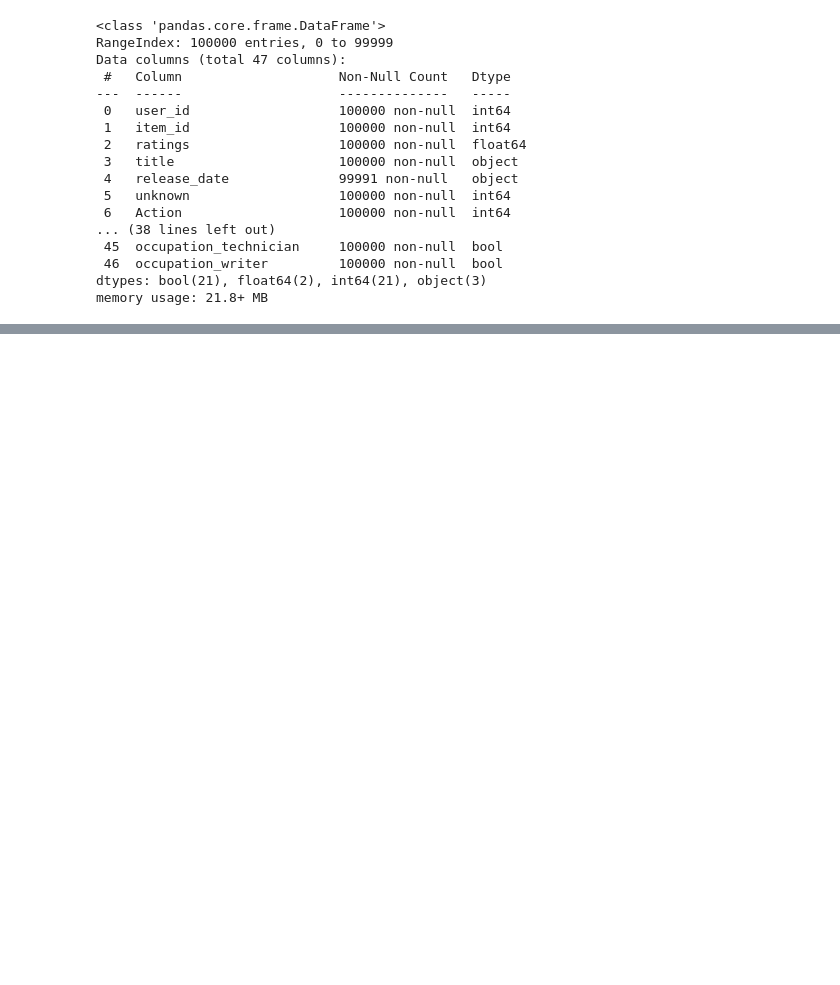
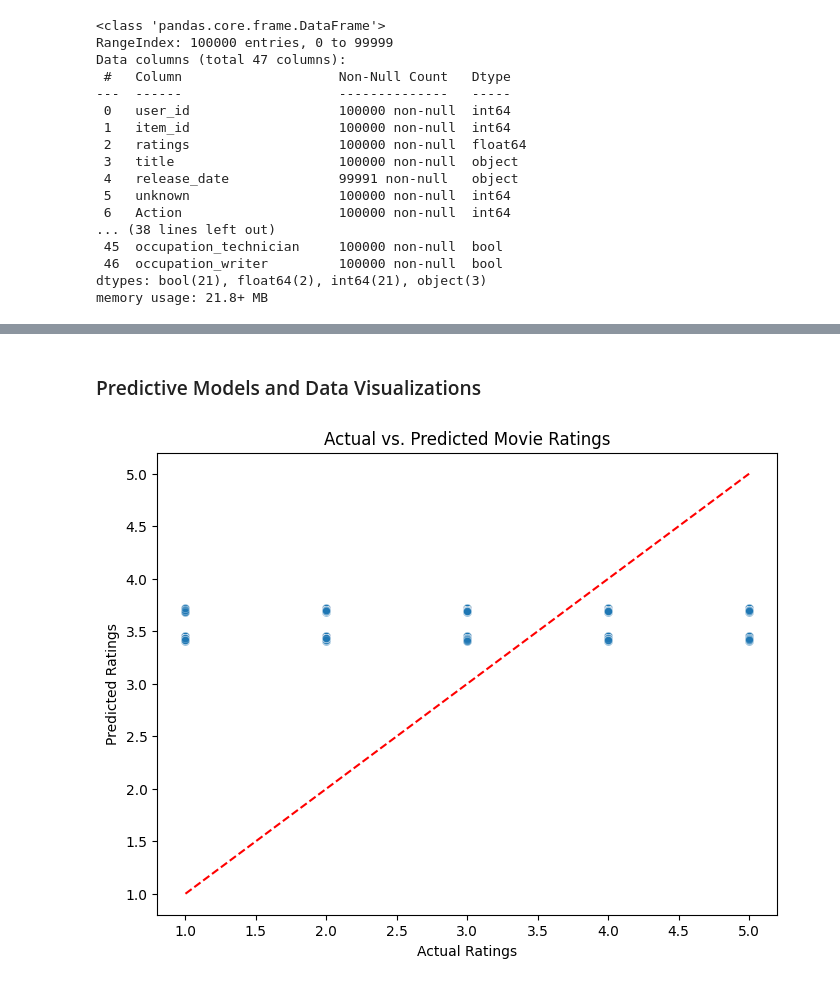
Before and after one commit to vinidujay/Movie-Recommendations, a Jupyter notebook: movies.ipynb, the cells around one changed output, grey strips where cells are left out. Saved outputs shown, nothing was run; the diff lists cells and outputs as text; code cells hidden in the pictures; blank space fills up the shorter version.

```diff
--- a/movies.ipynb
+++ b/movies.ipynb
@@ -212,0 +407,29 @@ memory usage: 21.8+ MB
+# %% [markdown]
+### Predictive Models and Data Visualizations
+# %%
+# Linear Regression (predicting ratings)
+from sklearn.linear_model import LinearRegression
+from sklearn.model_selection import train_test_split
+
+features = data[[ 'gender_M', 'occupation_engineer', 'Action', 'Drama']]  # etc.
+target = data['ratings']
+
+X_train, X_test, y_train, y_test = train_test_split(features, target, test_size=0.2)
+
+model = LinearRegression()
+model.fit(X_train, y_train)
+preds = model.predict(X_test)
+# %%
+# Scatter plot for actual vs. predicted ratings (Linear Regression)
+import matplotlib.pyplot as plt
+import seaborn as sns
+
+plt.figure(figsize=(8,6))
+sns.scatterplot(x=y_test, y=preds, alpha=0.4)
+plt.xlabel("Actual Ratings")
+plt.ylabel("Predicted Ratings")
+plt.title("Actual vs. Predicted Movie Ratings (Linear Regression)")
+plt.plot([1, 5], [1, 5], '--', color='red')  # 1–5 scale reference
+plt.show()
+# %% [output]
+[figure, added]
```
Also changed, not shown: parts of 19 cells of this notebook.
